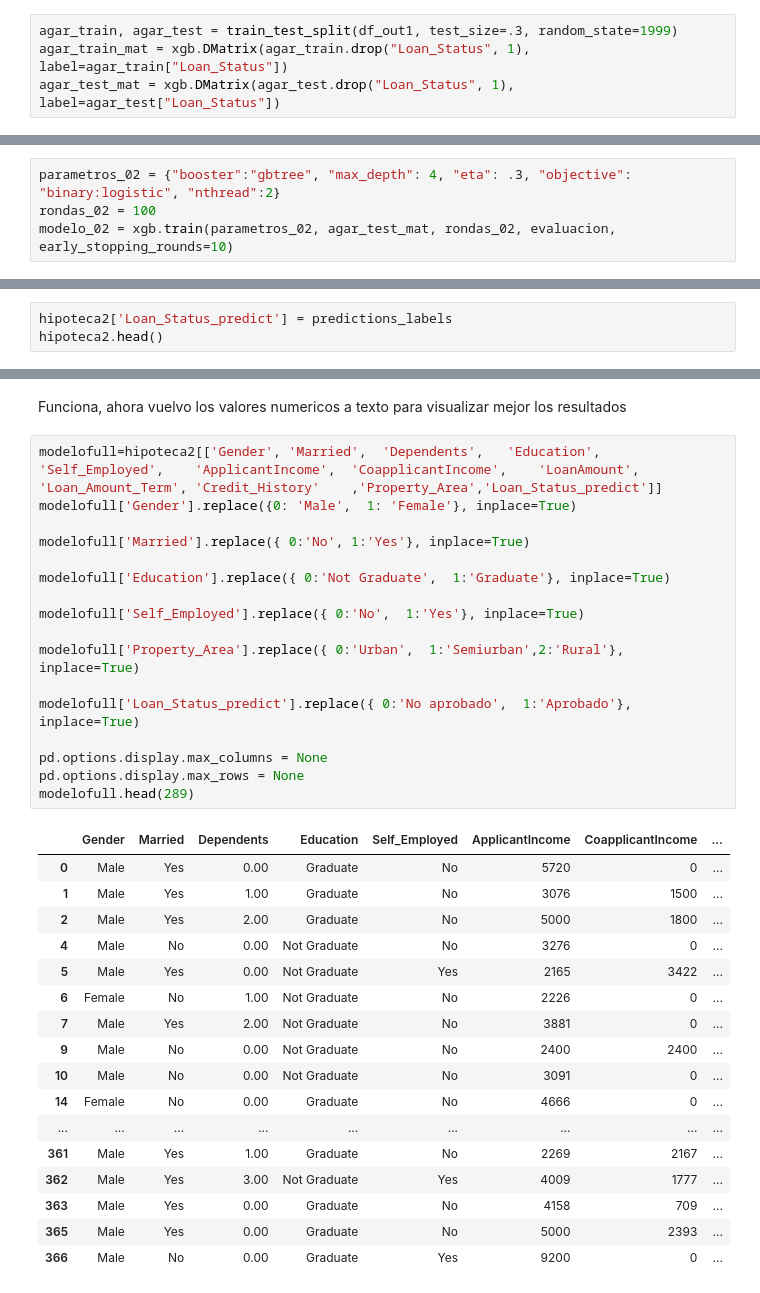
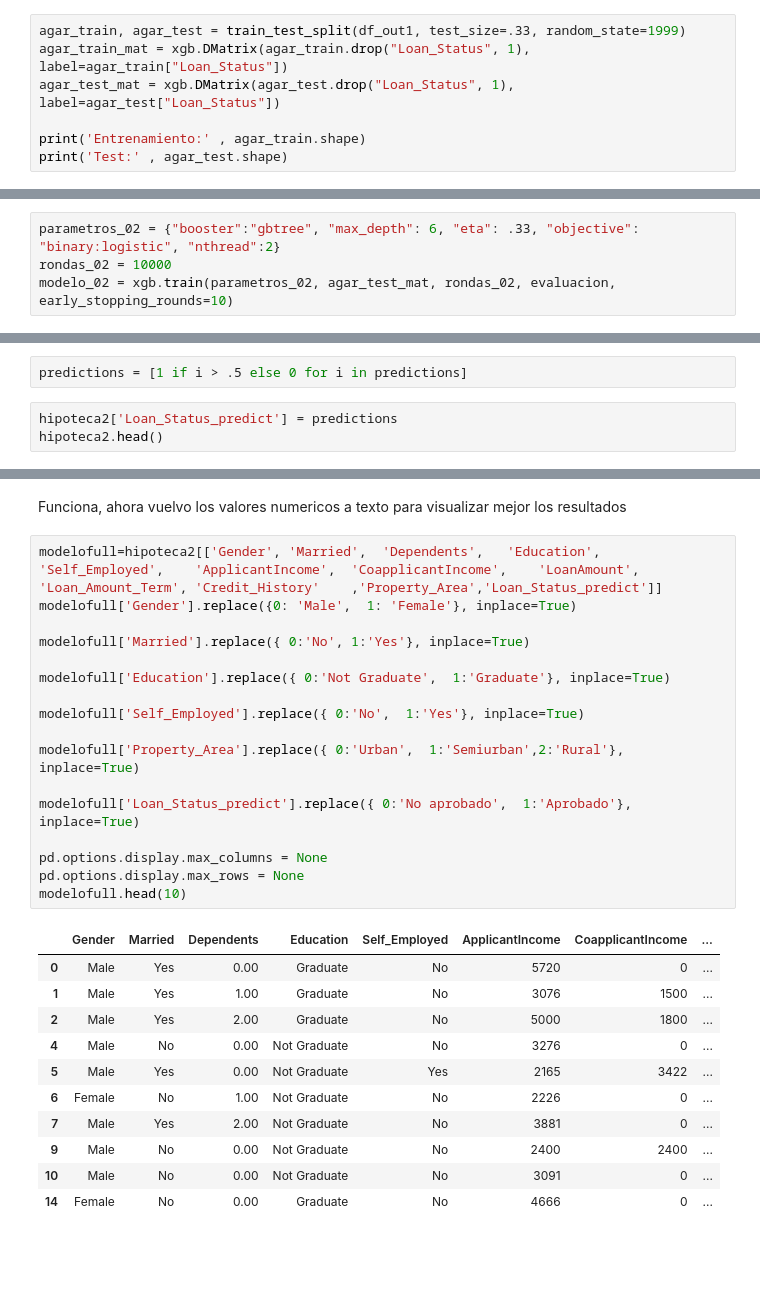
Before and after one commit to RodrigoLarroca/MachineLearning_Inicios, a Jupyter notebook: Hipotecario_prediccion_XGBoost.ipynb, the cells around one changed output, grey strips where cells are left out. Cells and saved outputs as stored; diff of their text form; blank space fills up the shorter version.

```diff
--- a/Hipotecario_prediccion_XGBoost.ipynb
+++ b/Hipotecario_prediccion_XGBoost.ipynb
@@ -581,6 +527,9 @@ df_out1.head(1)
 |  | Gender | Married | Dependents | Education | Self_Employed | ApplicantIncome | CoapplicantIncome | ... |
 | 0 | 0 | 1 | 1 | 1 | 0 | 4583 | 1508.00 | ... |
 # %%
-agar_train, agar_test = train_test_split(df_out1, test_size=.3, random_state=1999)
+agar_train, agar_test = train_test_split(df_out1, test_size=.33, random_state=1999)
 agar_train_mat = xgb.DMatrix(agar_train.drop("Loan_Status", 1), label=agar_train["Loan_Status"])
 agar_test_mat = xgb.DMatrix(agar_test.drop("Loan_Status", 1), label=agar_test["Loan_Status"])
+
+print('Entrenamiento:' , agar_train.shape)
+print('Test:' , agar_test.shape)
@@ -660,5 +605,5 @@ La puntuación f1 es 0,88 para la clase 0 y 0,43 para la clase 1, lo que refleja
 # %%
-parametros_02 = {"booster":"gbtree", "max_depth": 4, "eta": .3, "objective": "binary:logistic", "nthread":2}
-rondas_02 = 100
+parametros_02 = {"booster":"gbtree", "max_depth": 6, "eta": .33, "objective": "binary:logistic", "nthread":2}
+rondas_02 = 10000
 modelo_02 = xgb.train(parametros_02, agar_test_mat, rondas_02, evaluacion, early_stopping_rounds=10)
 # %% [output]
@@ -796,8 +743,10 @@ test_matrix = hipoteca2.values
 feature_names = ['Gender', 'Married', 'Dependents', 'Education', 'Self_Employed', 'ApplicantIncome', 'CoapplicantIncome', 'LoanAmount', 'Loan_Amount_Term', 'Credit_History', 'Property_Area']
 test_dmatrix = xgb.DMatrix(data=test_matrix, feature_names=feature_names)
 predictions = modelo_importado.predict(test_dmatrix)
+# %%
+predictions = [1 if i > .5 else 0 for i in predictions]
 # %%
-hipoteca2['Loan_Status_predict'] = predictions_labels
+hipoteca2['Loan_Status_predict'] = predictions
 hipoteca2.head()
 # %% [output]
 |  | Gender | Married | Dependents | Education | Self_Employed | ApplicantIncome | CoapplicantIncome | ... |
@@ -811,35 +760,29 @@ Funciona, ahora vuelvo los valores numericos a texto para visualizar mejor los r
 # %%
 modelofull=hipoteca2[['Gender',	'Married',	'Dependents',	'Education',	'Self_Employed',	'ApplicantIncome',	'CoapplicantIncome',	'LoanAmount',	'Loan_Amount_Term',	'Credit_History'	,'Property_Area','Loan_Status_predict']]
 modelofull['Gender'].replace({0: 'Male',  1: 'Female'}, inplace=True)
 
 modelofull['Married'].replace({ 0:'No', 1:'Yes'}, inplace=True)
 
 modelofull['Education'].replace({ 0:'Not Graduate',  1:'Graduate'}, inplace=True)
 
 modelofull['Self_Employed'].replace({ 0:'No',  1:'Yes'}, inplace=True)
 
 modelofull['Property_Area'].replace({ 0:'Urban',  1:'Semiurban',2:'Rural'}, inplace=True)
 
 modelofull['Loan_Status_predict'].replace({ 0:'No aprobado',  1:'Aprobado'}, inplace=True)
 
 pd.options.display.max_columns = None
 pd.options.display.max_rows = None
-modelofull.head(289)
+modelofull.head(10)
 # %% [output]
 |  | Gender | Married | Dependents | Education | Self_Employed | ApplicantIncome | CoapplicantIncome | ... |
 | 0 | Male | Yes | 0.00 | Graduate | No | 5720 | 0 | ... |
 | 1 | Male | Yes | 1.00 | Graduate | No | 3076 | 1500 | ... |
 | 2 | Male | Yes | 2.00 | Graduate | No | 5000 | 1800 | ... |
 | 4 | Male | No | 0.00 | Not Graduate | No | 3276 | 0 | ... |
 | 5 | Male | Yes | 0.00 | Not Graduate | Yes | 2165 | 3422 | ... |
 | 6 | Female | No | 1.00 | Not Graduate | No | 2226 | 0 | ... |
 | 7 | Male | Yes | 2.00 | Not Graduate | No | 3881 | 0 | ... |
 | 9 | Male | No | 0.00 | Not Graduate | No | 2400 | 2400 | ... |
 | 10 | Male | No | 0.00 | Not Graduate | No | 3091 | 0 | ... |
 | 14 | Female | No | 0.00 | Graduate | No | 4666 | 0 | ... |
-| ... | ... | ... | ... | ... | ... | ... | ... | ... |
-| 361 | Male | Yes | 1.00 | Graduate | No | 2269 | 2167 | ... |
-| 362 | Male | Yes | 3.00 | Not Graduate | Yes | 4009 | 1777 | ... |
-| 363 | Male | Yes | 0.00 | Graduate | No | 4158 | 709 | ... |
-| 365 | Male | Yes | 0.00 | Graduate | No | 5000 | 2393 | ... |
-| 366 | Male | No | 0.00 | Graduate | Yes | 9200 | 0 | ... |
```
Also changed, not shown: parts of 91 cells of this notebook.
